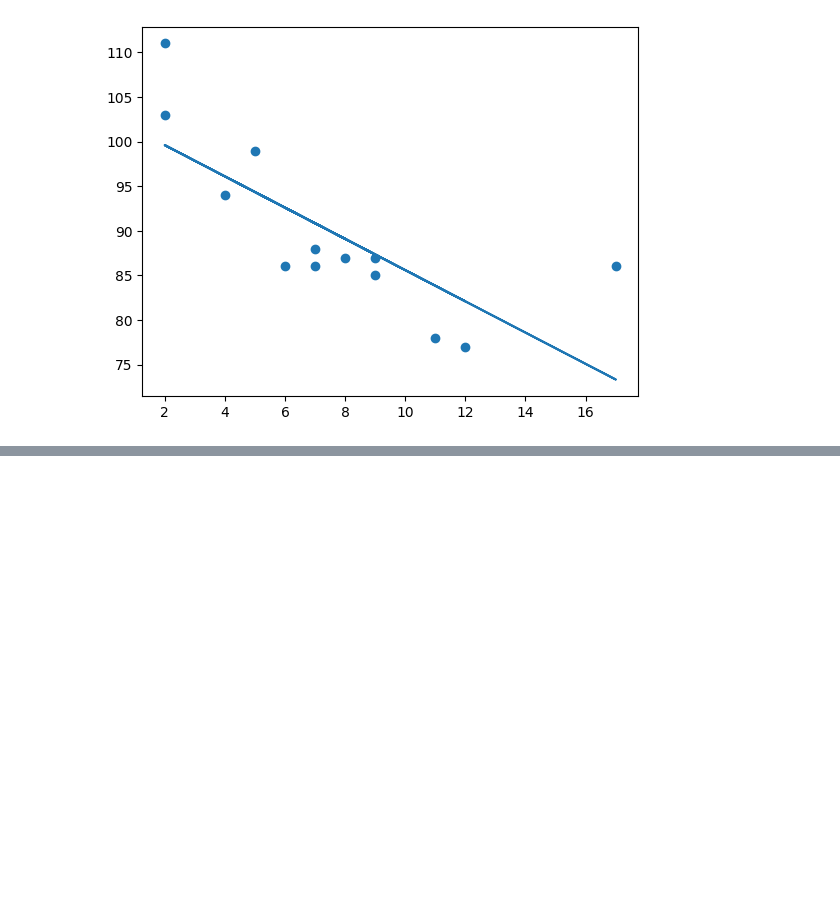
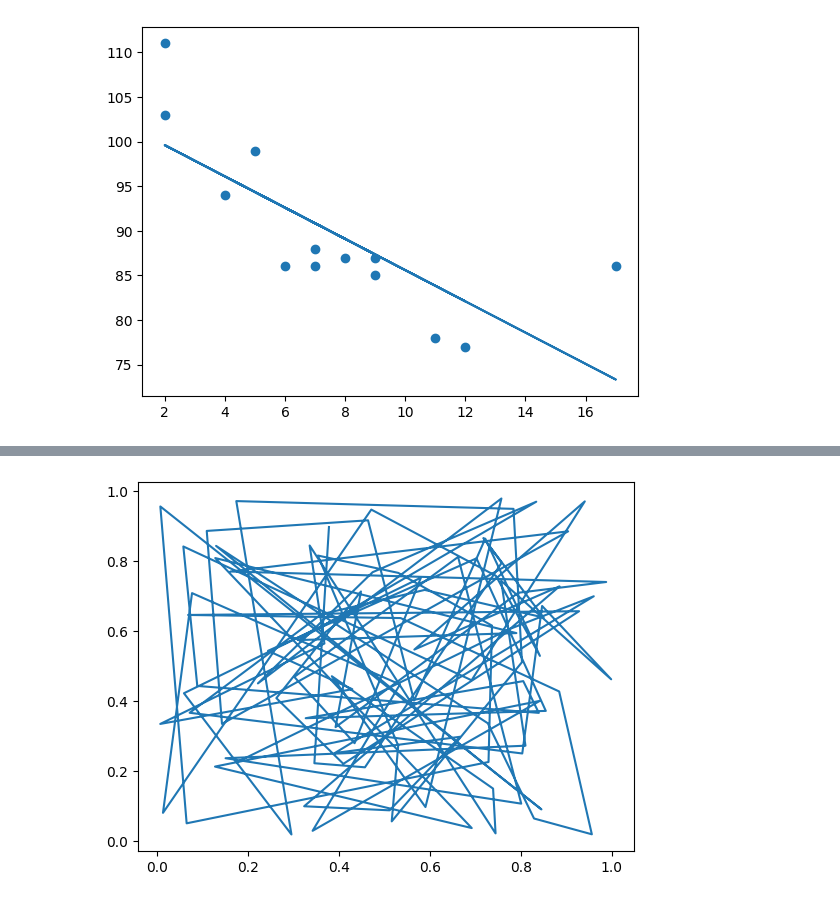
Before and after one commit to Lunivmaharjans/Python, a Jupyter notebook: day10.ipynb, the cells around one changed output, grey strips where cells are left out. Saved outputs shown, nothing was run; the diff lists cells and outputs as text; code cells hidden in the pictures; blank space fills up the shorter version.

```diff
--- a/day10.ipynb
+++ b/day10.ipynb
@@ -181,0 +191,10 @@ plt.show()
+# %%
+x = np.random.rand(100)
+y = np.random.rand(100)
+
+plt.plot(x,y)
+plt.title("random scatter plot")
+
+plt.show()
+# %% [output]
+[figure, added]
```
Also changed, not shown: parts of 7 cells of this notebook, 3 other files.
